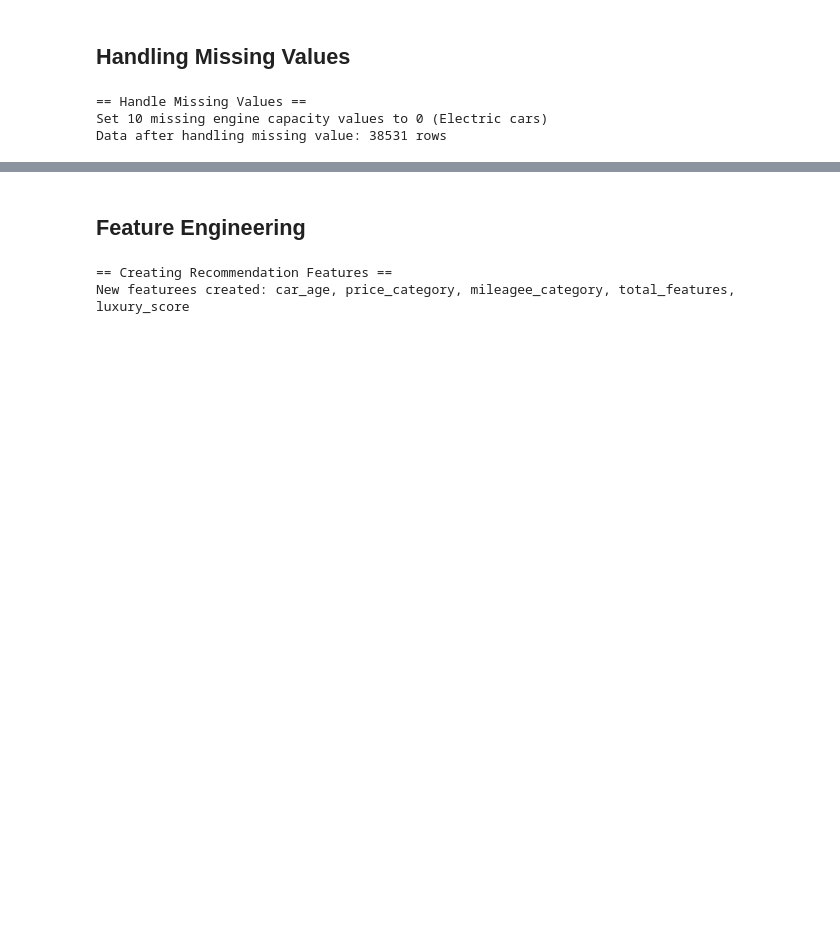
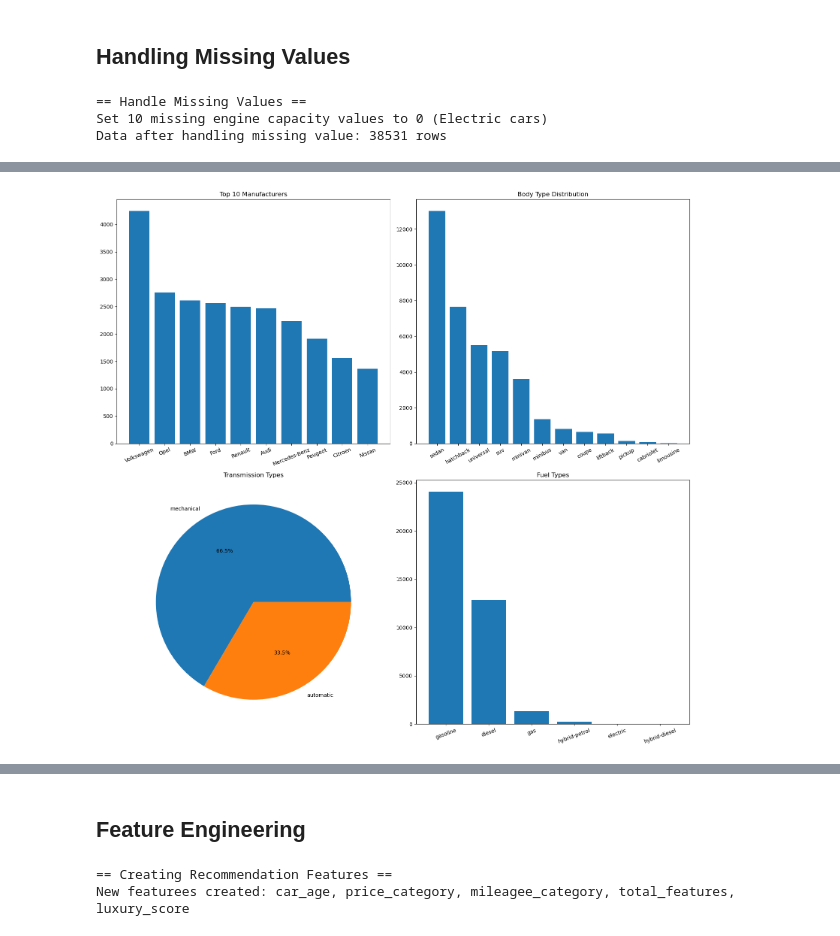
Before and after one commit to hafyze/Degree_FYP, a Jupyter notebook: notebooks/smart_car_system.ipynb, the cells around one changed output, grey strips where cells are left out. Saved outputs shown, nothing was run; the diff lists cells and outputs as text; code cells hidden in the pictures; blank space fills up the shorter version.

```diff
--- a/notebooks/smart_car_system.ipynb
+++ b/notebooks/smart_car_system.ipynb
@@ -205,0 +242,26 @@ Data after handling missing value: 38531 rows
+# %%
+fig, axes = plt.subplots(2, 2, figsize=(16,15))
+
+top_manufacturers = df_clean['manufacturer_name'].value_counts().head(10)
+axes[0,0].bar(top_manufacturers.index, top_manufacturers.values)
+axes[0,0].set_title('Top 10 Manufacturers')
+axes[0,0].tick_params(axis='x', rotation=22)
+
+body_types = df_clean['body_type'].value_counts()
+axes[0,1].bar(body_types.index, body_types.values)
+axes[0,1].set_title('Body Type Distribution')
+axes[0,1].tick_params(axis='x', rotation=29)
+
+transmission = df_clean['transmission'].value_counts()
+axes[1,0].pie(transmission.values, labels=transmission.index, autopct='%1.1f%%')
+axes[1,0].set_title('Transmission Types')
+
+fuel_types = df_clean['engine_fuel'].value_counts()
+axes[1,1].bar(fuel_types.index, fuel_types.values)
+axes[1,1].set_title('Fuel Types')
+axes[1,1].tick_params(axis='x', rotation=20)
+
+plt.tight_layout()
+plt.show()
+# %% [output]
+[figure, added]
```
Also changed, not shown: parts of 6 cells of this notebook.
